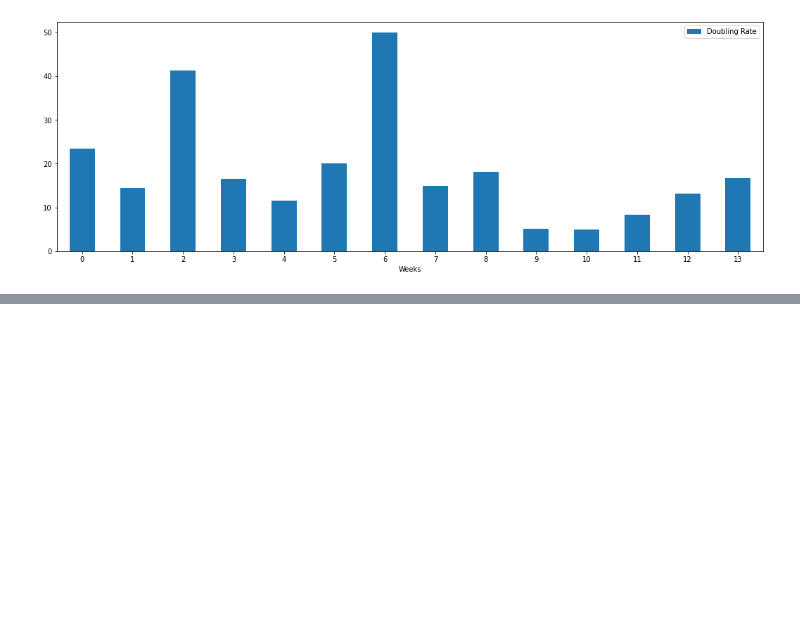
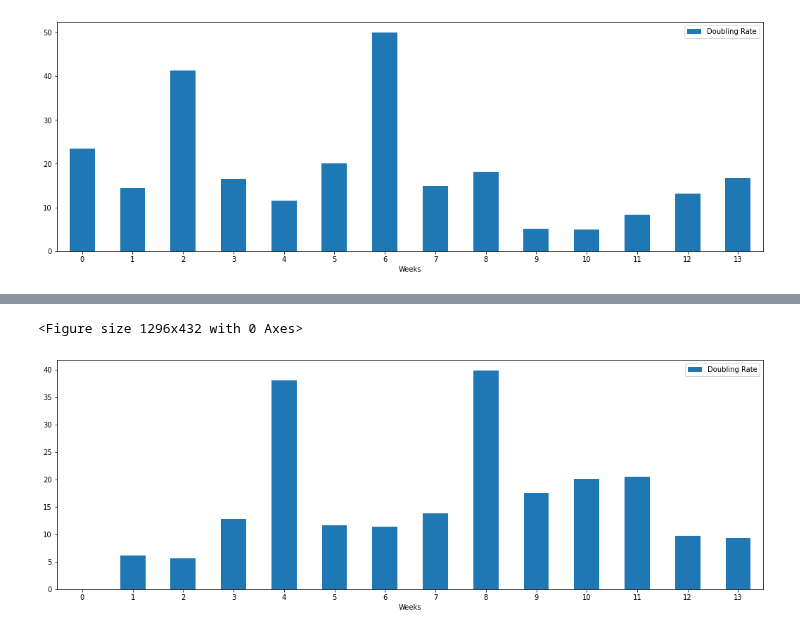
Before and after one commit to skbhere/COVID-19-Case-Forecasting, a Jupyter notebook: 02_Mdu.ipynb, the cells around one changed output, grey strips where cells are left out. Cells and saved outputs as stored; diff of their text form; code cells hidden in the pictures; blank space fills up the shorter version.

```diff
--- a/02_Mdu.ipynb
+++ b/02_Mdu.ipynb
@@ -400,3 +398,7 @@ plt.savefig('Bangaluru Urban Doubling Rate')
 # %% [output]
 <Figure size 1296x432 with 0 Axes>
 [figure]
+# %%
+df= pd.read_csv("https://api.covid19india.org/csv/latest/districts.csv")
+df1=df.loc[df['District'] == "Wayanad"]
+df1.tail()
@@ -402,0 +412,22 @@ plt.savefig('Bangaluru Urban Doubling Rate')
+# %%
+T1=df1['Confirmed']
+an = 6
+reminder = (len(T1)%an)
+if reminder != 0 :
+  T1 = T1[0:-reminder]
+re = ((len(T1))// an )
+Week=range(0,re)
+T1 = T1.to_numpy()
+T1=T1.reshape(re,an)
+double =  []
+print(len(T1))
+for n in range(0,len(T1)):
+  l2 = np.log(2)
+  Diff = np.log(T1[n][an-1]/T1[n][0])
+  V= l2*(an-1)/Diff
+  double.append(V)
+WL = DF['Date']
+WL=WL[6::an]
+DRate = pd.DataFrame(list(zip(double, Week,WL)),
+               columns =['DRate', 'Weeks','Date'])
+DRate.tail()
@@ -402,0 +442,9 @@ plt.savefig('Bangaluru Urban Doubling Rate')
+# %%
+%matplotlib inline
+import matplotlib.pyplot as plt
+fig= plt.figure(figsize=(18,6))
+ax = DRate.plot.bar(x='Weeks', y='DRate', rot=0,figsize=(18,6),label='Doubling Rate' )
+plt.savefig('MDu Doubling Rate')
+# %% [output]
+<Figure size 1296x432 with 0 Axes>
+[figure, added]
```
Also changed, not shown: parts of 4 cells of this notebook.
